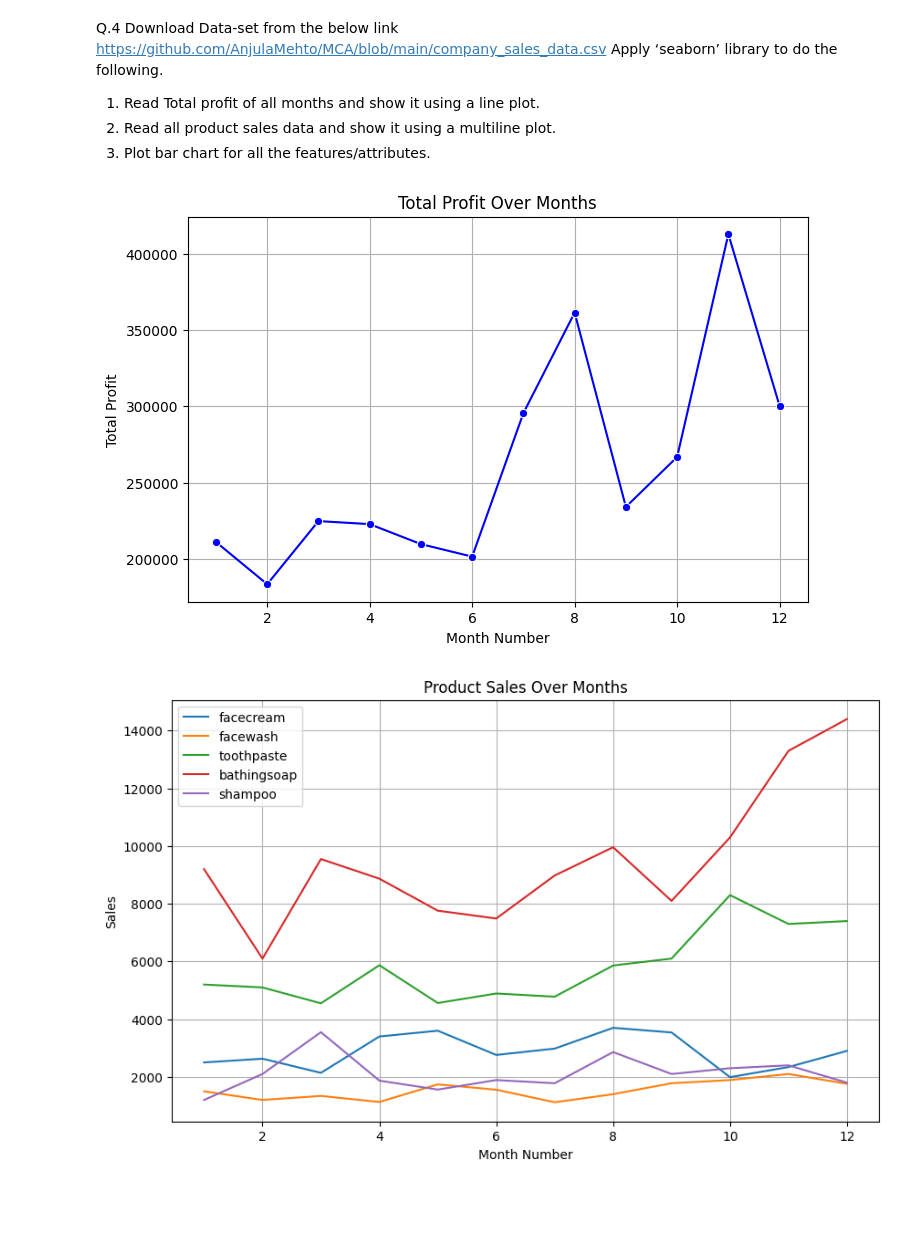
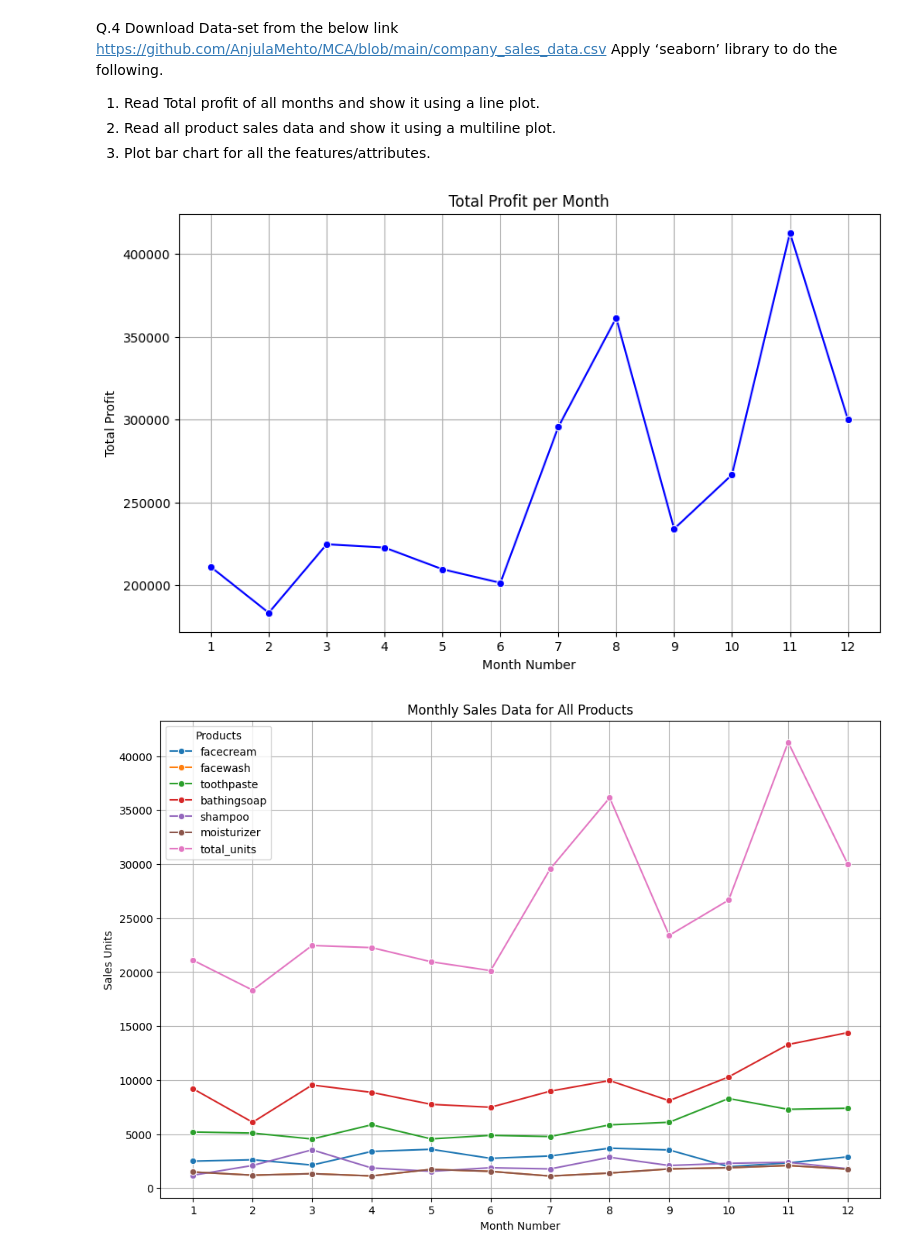
Before and after one commit to Jatinjindall/102316061_UCS420, a Jupyter notebook: JatinCC_A6(061).ipynb, the cells around one changed output. Cells and saved outputs as stored; diff of their text form; code cells hidden in the pictures; blank space fills up the shorter version.

```diff
--- a/JatinCC_A6(061).ipynb
+++ b/JatinCC_A6(061).ipynb
@@ -112,37 +126,47 @@ Apply ‘seaborn’ library to do the following.
 2. Read all product sales data and show it using a multiline plot.
 3. Plot bar chart for all the features/attributes.
 # %%
+import pandas as pd
+import seaborn as sns
+import matplotlib.pyplot as plt
+
 url = 'https://raw.githubusercontent.com/AnjulaMehto/MCA/main/company_sales_data.csv'
 df = pd.read_csv(url)
 
+df['month_number'] = df['month_number'].astype(str)
 
-plt.figure(figsize=(8, 5))
-sns.lineplot(x='month_number', y='total_profit', data=df, marker='o', color='b')
-plt.xlabel("Month Number")
-plt.ylabel("Total Profit")
-plt.title("Total Profit Over Months")
+# 1. Line plot for Total Profit per month
+plt.figure(figsize=(10, 6))
+sns.lineplot(data=df, x='month_number', y='total_profit', marker='o', color='b')
+plt.title('Total Profit per Month')
+plt.xlabel('Month Number')
+plt.ylabel('Total Profit')
 plt.grid(True)
 plt.show()
 
-
-plt.figure(figsize=(10, 6))
-for column in df.columns[1:6]:
-    sns.lineplot(x='month_number', y=column, data=df, label=column)
-
-plt.xlabel("Month Number")
-plt.ylabel("Sales")
-plt.title("Product Sales Over Months")
-plt.legend()
+# 2. Multiline plot for all product sales data
+plt.figure(figsize=(12, 8))
+product_columns = df.columns[1:-1]
+for product in product_columns:
+    sns.lineplot(data=df, x='month_number', y=product, marker='o', label=product)
+plt.title('Monthly Sales Data for All Products')
+plt.xlabel('Month Number')
+plt.ylabel('Sales Units')
+plt.legend(title='Products')
 plt.grid(True)
 plt.show()
 
+# 3. Bar charts for all features/attributes
+df_melted = df.melt(id_vars='month_number', var_name='Feature', value_name='Value')
 
-df.plot(kind='bar', figsize=(12, 6))
-plt.xlabel("Month Number")
-plt.ylabel("Values")
-plt.title("Company Sales Data Overview")
+plt.figure(figsize=(14, 10))
+sns.barplot(data=df_melted, x='month_number', y='Value', hue='Feature')
+plt.title('Monthly Values for All Features')
+plt.xlabel('Month Number')
+plt.ylabel('Value')
+plt.legend(title='Features', bbox_to_anchor=(1.05, 1), loc='upper left')
 plt.grid(True)
 plt.show()
 # %% [output]
-[figure, old version]
+[figure, new version]
-[figure, old version]
+[figure, new version]
```
Also changed, not shown: parts of 7 cells of this notebook.
